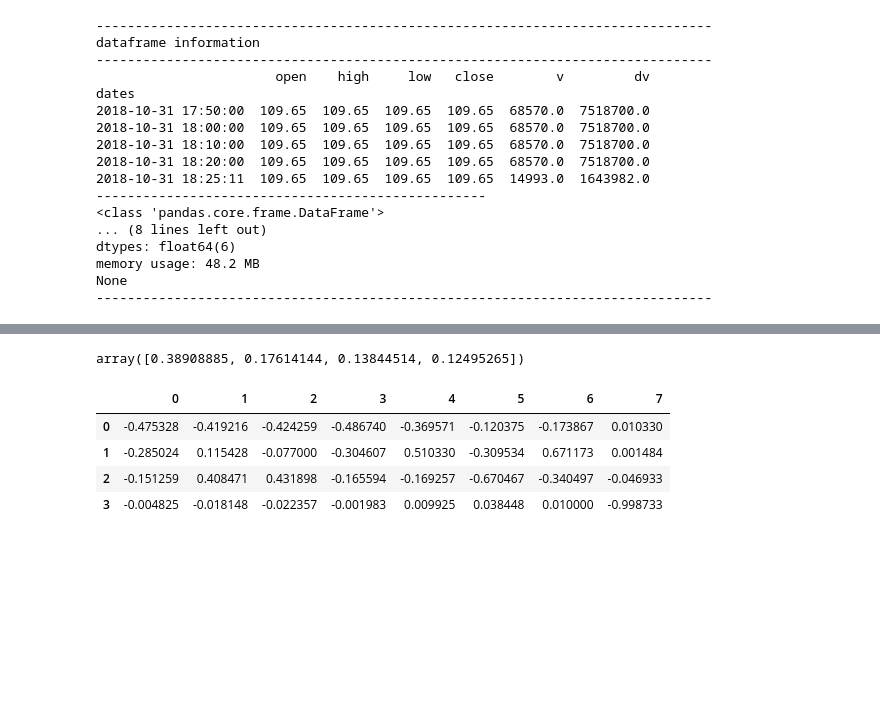
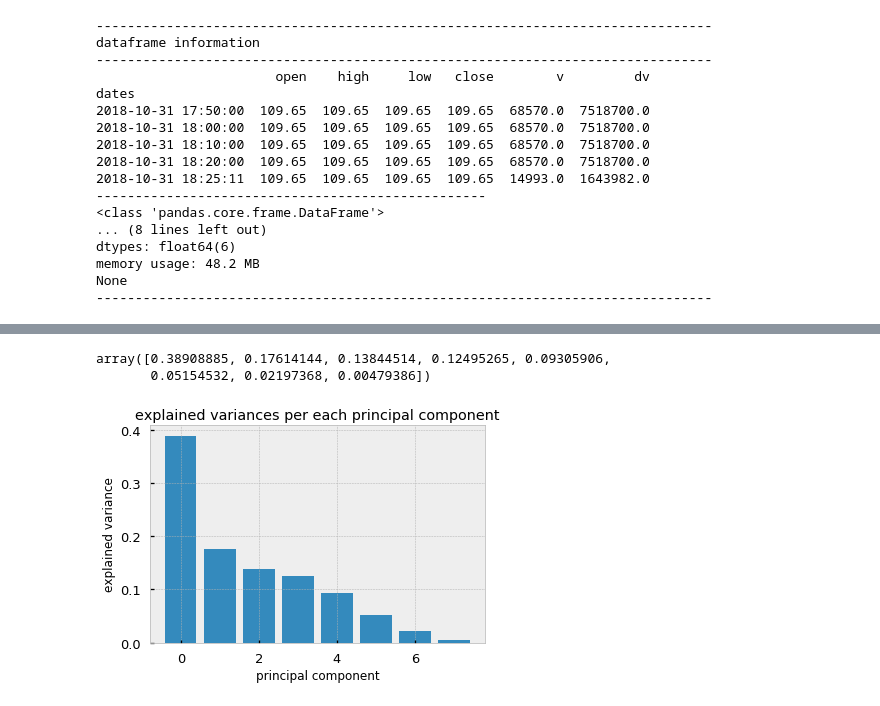
Before and after one commit to NeelkanthMehta/WQU_650-ml_for_finance, a Jupyter notebook: 2018_11-05-group_assignment_02-WQU_650.ipynb, the cells around one changed output, grey strips where cells are left out. Saved outputs shown, nothing was run; the diff lists cells and outputs as text; code cells hidden in the pictures; blank space fills up the shorter version.

```diff
--- a/2018_11-05-group_assignment_02-WQU_650.ipynb
+++ b/2018_11-05-group_assignment_02-WQU_650.ipynb
@@ -256,17 +282,14 @@ y_vol = np.sqrt(252) * pd.DataFrame.rolling(np.log(df['close']/df['close'].shift
 # %%
-# Awsome Oscillator
+#Awsome Oscillator:
 ao = ta.momentum.ao(high=df['high'], low=df['low'], fillna=True)
 
- # Relative Strength Index
-rsi = ta.momentum.rsi(close=df['close'], fillna=True)
+# Relative Strength Index
+rsi = ta.momentum.rsi(close=df['close'],fillna = True)
 
 # True Strength Index
 tsi = ta.momentum.tsi(close=df['close'], fillna=True)
 
-# MACD
-macd = ta.trend.macd(close=df['close'], fillna=True)
-
-# William's %R
+# Williams R
 r_pct = ta.momentum.wr(high=df['high'], low=df['low'], close=df['close'], fillna=True)
 
 # East of Movement
@@ -277,8 +300,11 @@ cmf = ta.volume.chaikin_money_flow(high=df['high'], low=df['low'], close=df['clo
 
 # Force Index
 force_index = ta.volume.force_index(close=df['close'], volume=df['v'], fillna=True)
+
+# MACD
+MACD = ta.trend.macd(close=df['close'], fillna=True)
 # %%
 # Combining eight features in single df
-features = pd.concat((ao, rsi, tsi, macd, r_pct, EoM, cmf, force_index), axis=1)
+features = pd.concat((ao, rsi, tsi, MACD, r_pct, EoM, cmf, force_index), axis=1)
 cols = ['ao', 'rsi', 'tsi', 'macd', 'r_pct', 'EoM', 'cmf', 'force_index']
 features.columns = cols
@@ -293,16 +342,19 @@ standard = sc.fit_transform(features)
 # %%
+# Implementing PCA
 from sklearn.decomposition import PCA
-pca = PCA(n_components=4, svd_solver='full')
+pca = PCA(n_components=None, svd_solver='full')
 processed = pca.fit_transform(standard)
 # %%
 pca.explained_variance_ratio_
 # %% [output]
-array([0.38908885, 0.17614144, 0.13844514, 0.12495265])
+array([0.38908885, 0.17614144, 0.13844514, 0.12495265, 0.09305906,
+       0.05154532, 0.02197368, 0.00479386])
-# %%
-pd.DataFrame(pca.components_)
-# %% [output]
-|  | 0 | 1 | 2 | 3 | 4 | 5 | 6 | 7 |
-| 0 | -0.475328 | -0.419216 | -0.424259 | -0.486740 | -0.369571 | -0.120375 | -0.173867 | 0.010330 |
-| 1 | -0.285024 | 0.115428 | -0.077000 | -0.304607 | 0.510330 | -0.309534 | 0.671173 | 0.001484 |
-| 2 | -0.151259 | 0.408471 | 0.431898 | -0.165594 | -0.169257 | -0.670467 | -0.340497 | -0.046933 |
-| 3 | -0.004825 | -0.018148 | -0.022357 | -0.001983 | 0.009925 | 0.038448 | 0.010000 | -0.998733 |
+# %%
+fig, ax = plt.subplots()
+ax.bar(x=list(range(0, pca.n_components_)), height=pca.explained_variance_ratio_)
+ax.set_title('explained variances per each principal component')
+ax.set_xlabel('principal component')
+ax.set_ylabel('explained variance')
+plt.show()
+# %% [output]
+[figure, added]
```
Also changed, not shown: parts of 17 cells of this notebook.
